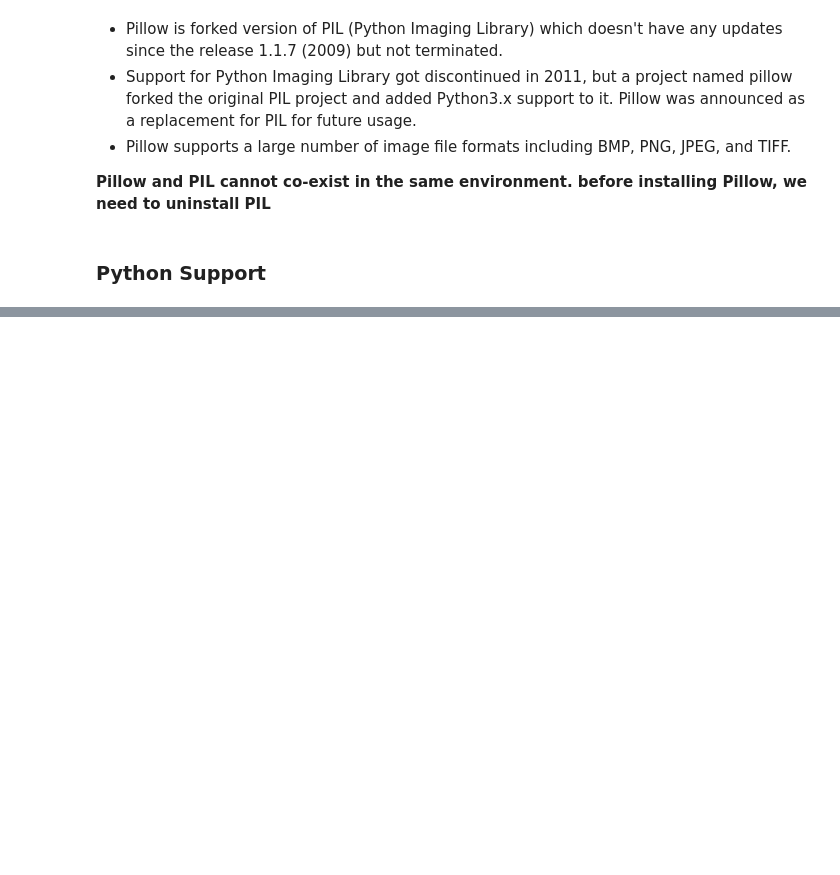
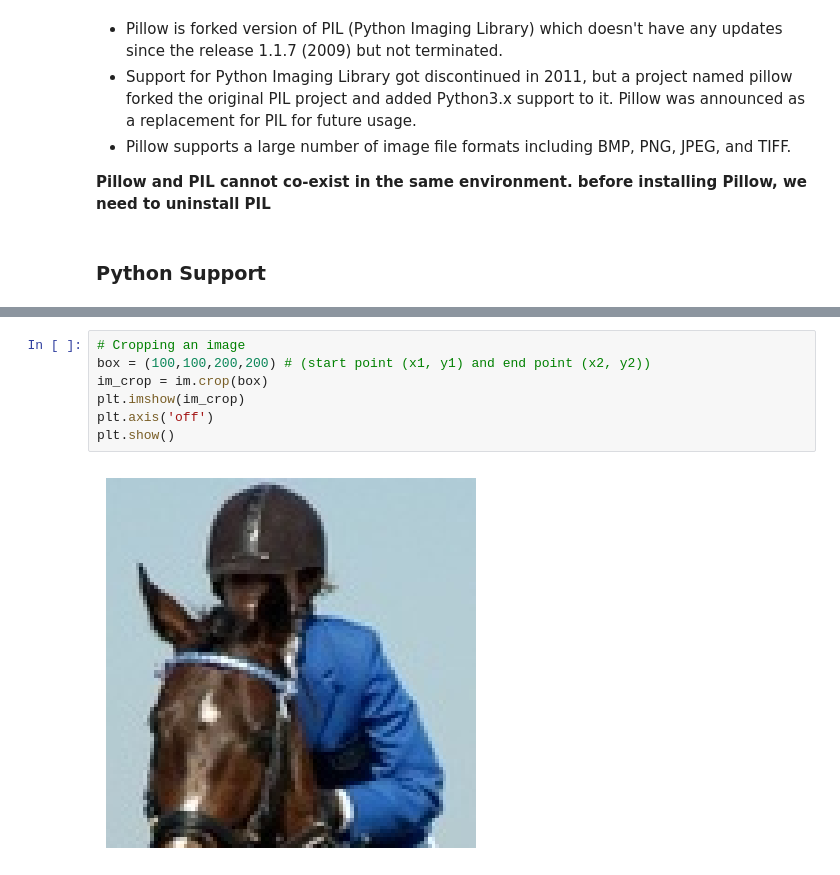
Before and after one commit to jami-sk/Deep_Learning, a Jupyter notebook: Image-Processing-Tools/Python/Pillow-Python/01-Pillow-Basics.ipynb, the cells around one changed output, grey strips where cells are left out. Cells and saved outputs as stored; diff of their text form; blank space fills up the shorter version.

```diff
--- a/Image-Processing-Tools/Python/Pillow-Python/01-Pillow-Basics.ipynb
+++ b/Image-Processing-Tools/Python/Pillow-Python/01-Pillow-Basics.ipynb
@@ -45,0 +100,9 @@ Pillow supports following Python Versions:
+# %%
+# Cropping an image
+box = (100,100,200,200) # (start point (x1, y1) and end point (x2, y2))
+im_crop = im.crop(box)
+plt.imshow(im_crop)
+plt.axis('off')
+plt.show()
+# %% [output]
+[figure, added]
```
Also changed, not shown: parts of 27 cells of this notebook.
